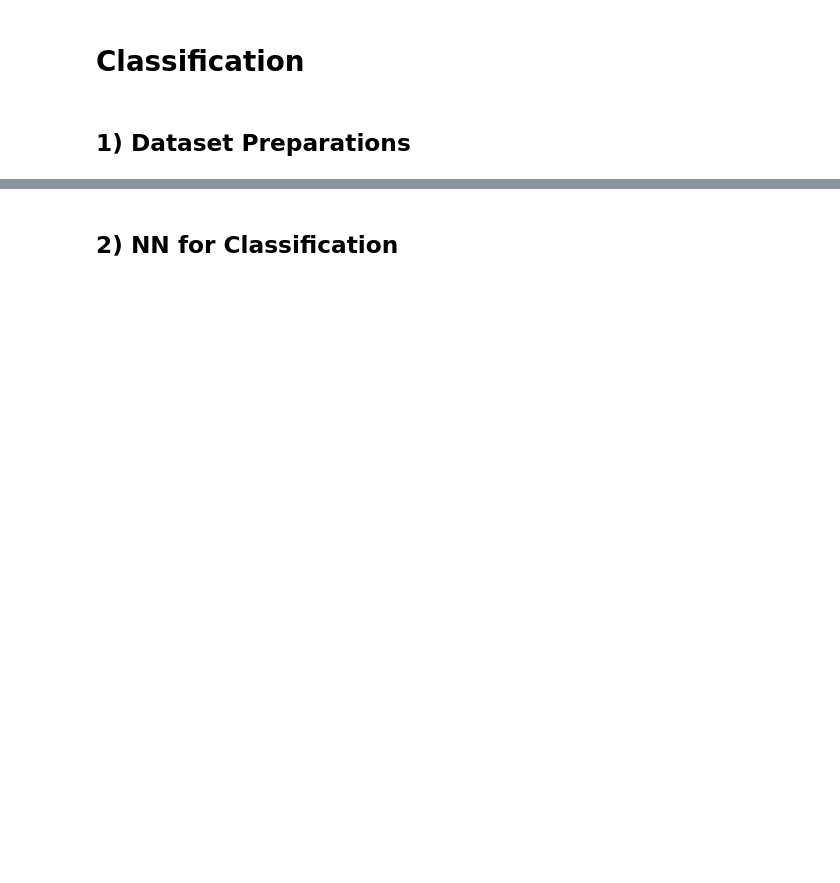
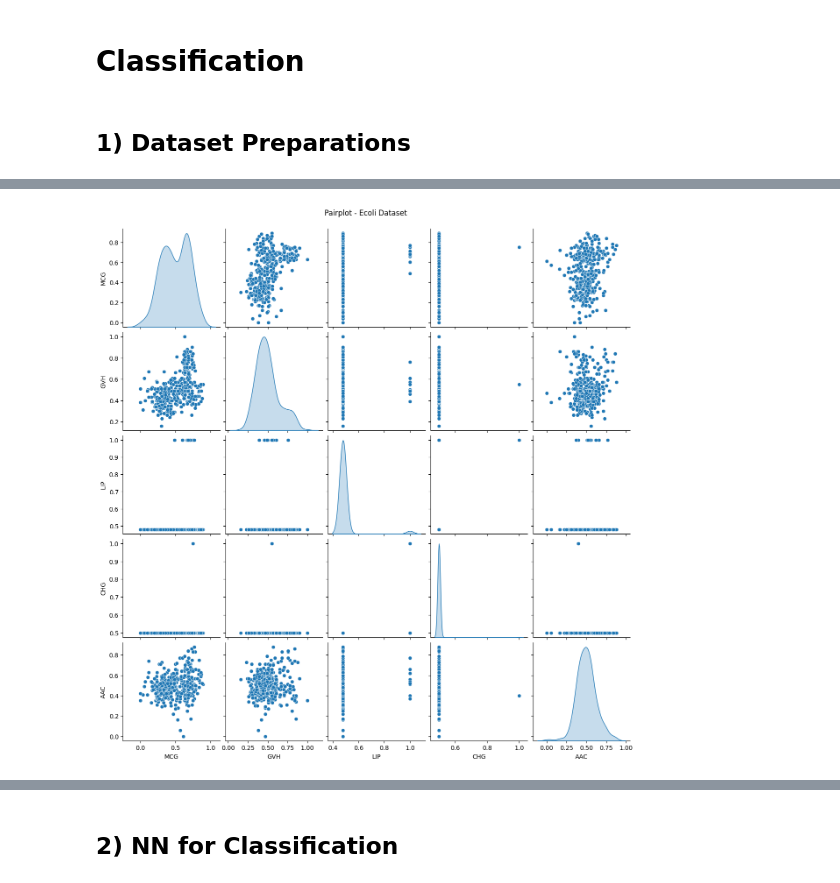
Before and after one commit to DaniPalma3000/Calendarizador, a Jupyter notebook: SP1_Laboratory_01.ipynb, the cells around one changed output, grey strips where cells are left out. Saved outputs shown, nothing was run; the diff lists cells and outputs as text; code cells hidden in the pictures; blank space fills up the shorter version.

```diff
--- a/SP1_Laboratory_01.ipynb
+++ b/SP1_Laboratory_01.ipynb
@@ -121,13 +318,14 @@ https://archive.ics.uci.edu/ml/datasets/Ecoli
 '''
 
 # Retrieve the dataset
-# /* YOUR CODE HERE */
+url_ecoli = 'https://archive.ics.uci.edu/ml/machine-learning-databases/ecoli/ecoli.data'
 # %%
 # Loading Dataset and have a glimpse about it
 column_names = ['name','MCG','GVH','LIP', 'CHG', 'AAC', 'AML1', 'ALM2', 'class']
 
-# /* YOUR CODE HERE */
-# Hint: Make sure to check out the files first! And pay attention how data is separated
+# The file uses multiple spaces as separator
+raw_dataset = pd.read_csv(url_ecoli, names=column_names,
+                          sep='\s+', engine='python')
 
 # Brief Statistical Summary of the dataset
 raw_dataset.describe()
@@ -161,3 +392,13 @@ new_dataset.head()
+# %%
+# Lets visualize the data
+
+# 5 numerical variables: MCG, GVH, LIP, CHG, AAC
+numerical_vars = ['MCG', 'GVH', 'LIP', 'CHG', 'AAC']
+sns.pairplot(new_dataset[numerical_vars], diag_kind='kde')
+plt.suptitle('Pairplot - Ecoli Dataset', y=1.02)
+plt.show()
+# %% [output]
+[figure, added]
 # %%
 # Splitting dataset into training and testing
 train, test = train_test_split(new_dataset, test_size=0.2)
```
Also changed, not shown: parts of 37 cells of this notebook.
